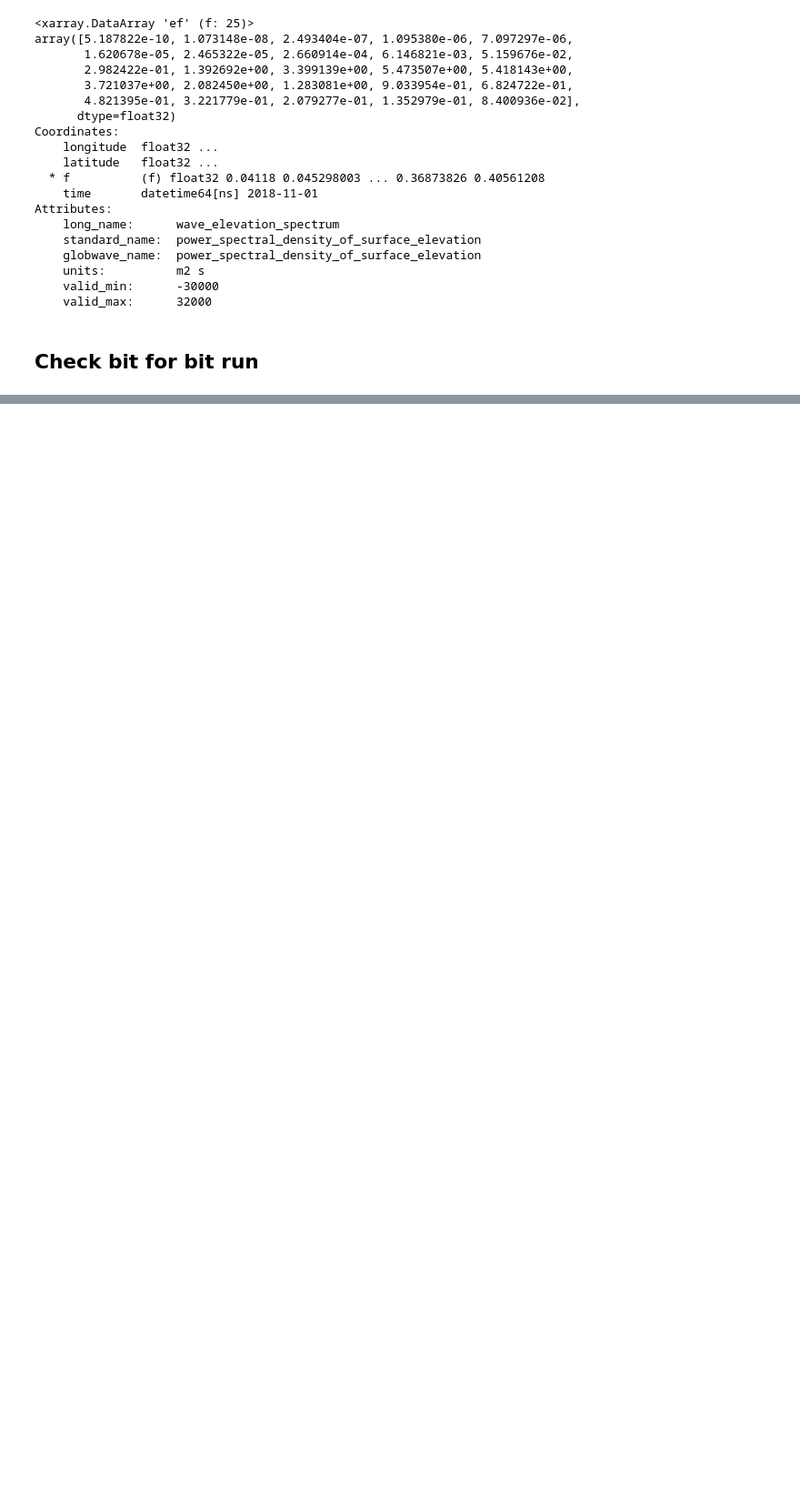
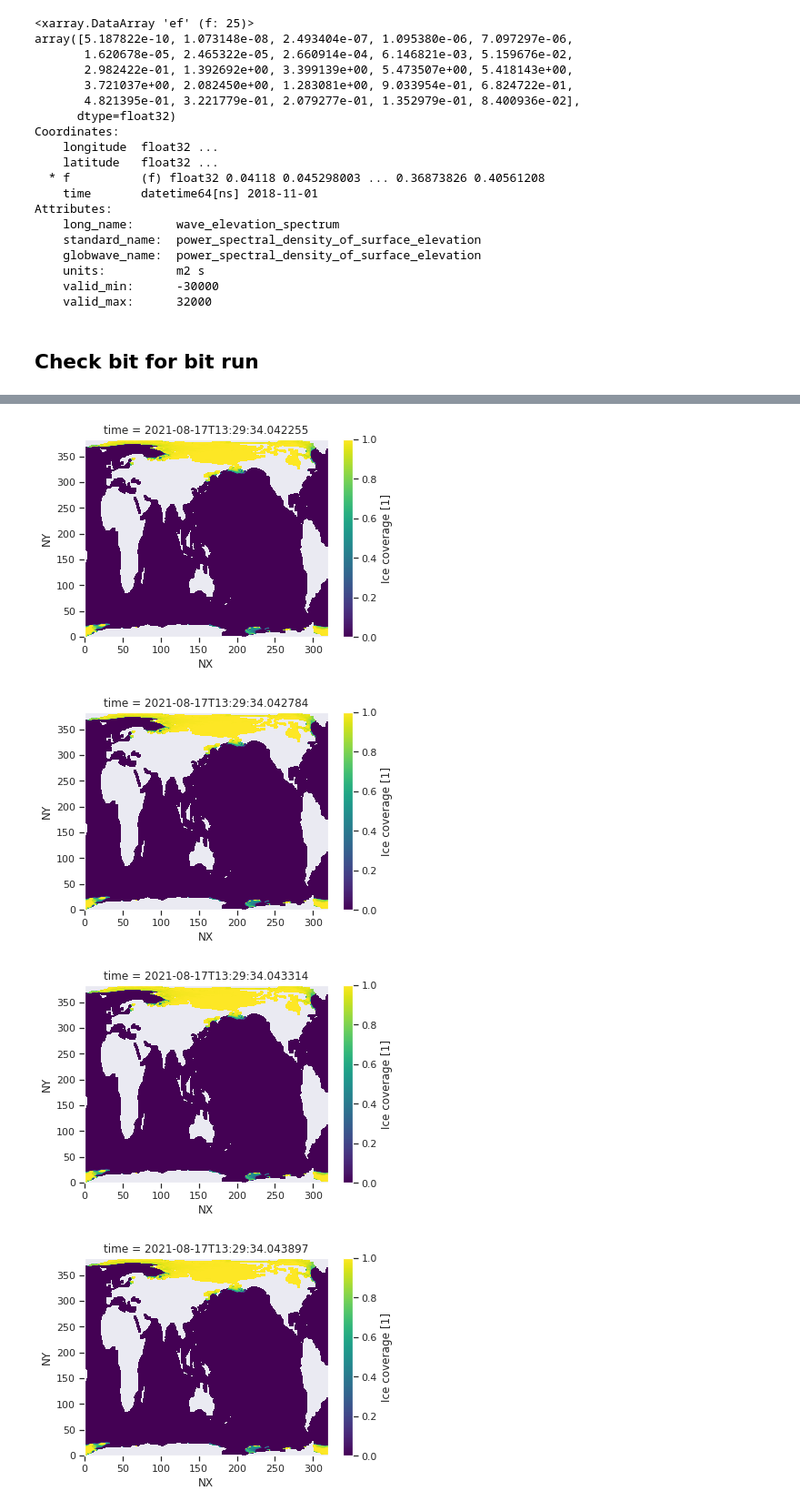
Before and after one commit to vtcooper/waveice, a Jupyter notebook: waveice_coupled_2021.ipynb, the cells around one changed output, grey strips where cells are left out. Shown at 91% size. Cells and saved outputs as stored; diff of their text form; code cells hidden in the pictures; blank space fills up the shorter version.

```diff
--- a/waveice_coupled_2021.ipynb
+++ b/waveice_coupled_2021.ipynb
@@ -1132,0 +1138,8 @@ Coordinates:
+# %%
+%%time
+mfds_temp = xr.open_mfdataset(dfiles,
+                              coords='minimal',
+                              concat_dim='time',
+                              compat='override',
+                              preprocess=preprocess,
+                              parallel=False)
@@ -1132,0 +1149,3 @@ Coordinates:
+# %%
+%%time
+mfds_temp.load()
@@ -1132,0 +1163,16 @@ Coordinates:
+# %%
+mfds_temp.ICE[1001].plot()
+plt.show()
+mfds_temp.ICE[1002].plot()
+plt.show()
+mfds_temp.ICE[1003].plot()
+plt.show()
+mfds_temp.ICE[1004].plot()
+plt.show()
+mfds_temp.ICE[1005].plot()
+plt.show()
+# %% [output]
+[figure, added]
+[figure, added]
+[figure, added]
+[figure, added]
```
Also changed, not shown: parts of 33 cells of this notebook, 2 other files.
